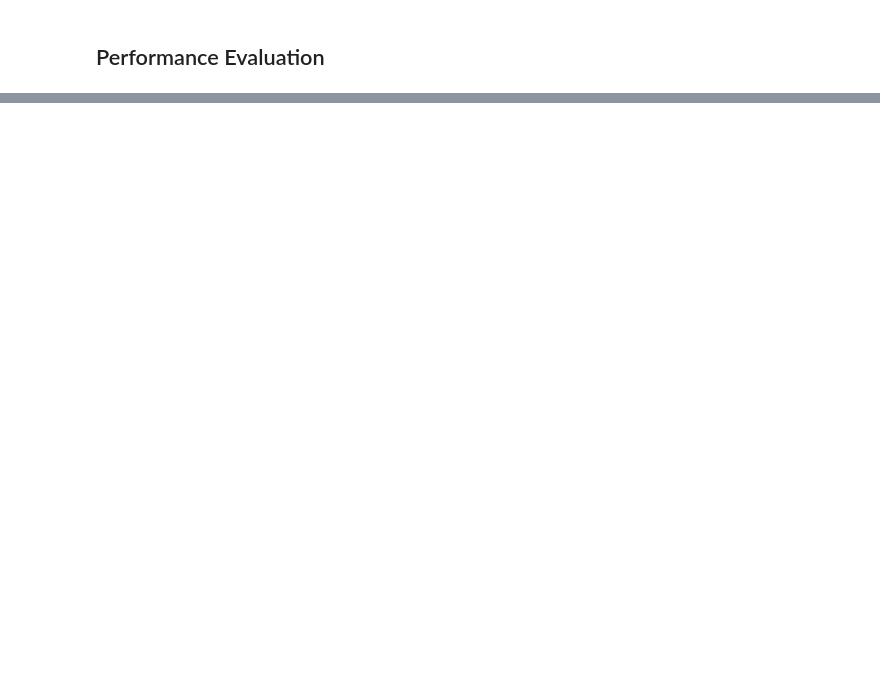
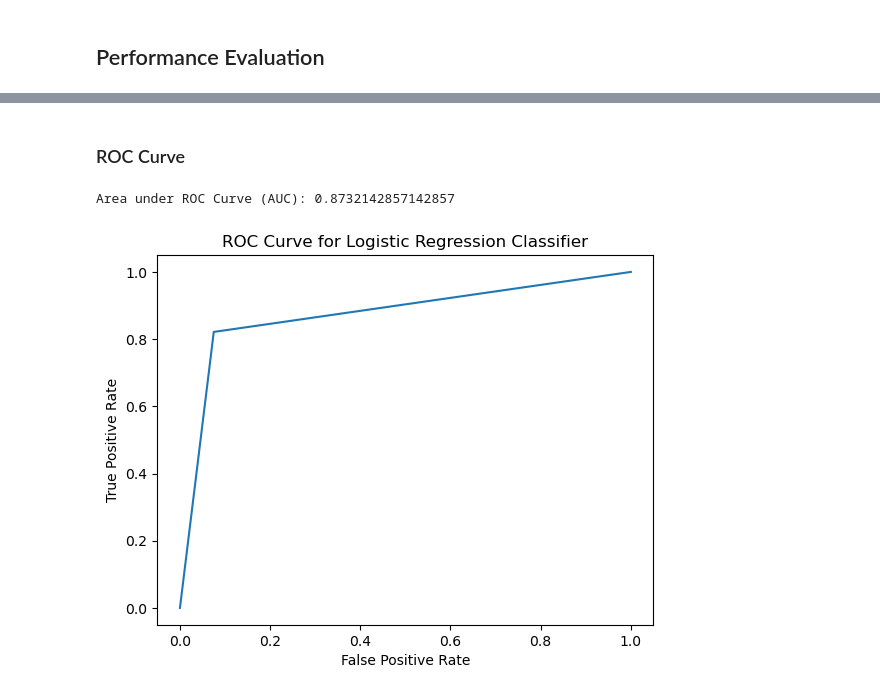
Before and after one commit to Beyond-Image/Data-Science2, a Jupyter notebook: knn_logreg.ipynb, the cells around one changed output, grey strips where cells are left out. Cells and saved outputs as stored; diff of their text form; code cells hidden in the pictures; blank space fills up the shorter version.

```diff
--- a/knn_logreg.ipynb
+++ b/knn_logreg.ipynb
@@ -151,0 +154,4 @@ plt.show()
+# %%
+log_reg_grid_search = GridSearchCV(estimator=log_reg, param_grid=log_reg_params, verbose=1)
+log_reg_grid_search_result = log_reg_grid_search.fit(X_train, y_train)
+print("Best Parameters:", log_reg_grid_search_result.best_params_)
@@ -152,2 +161,11 @@ plt.show()
+# %%
+log_reg_C = log_reg_grid_search_result.best_params_['C']
+log_reg_fit_intercept = log_reg_grid_search_result.best_params_['fit_intercept']
+log_reg_max_iter = log_reg_grid_search_result.best_params_['max_iter']
+log_reg_solver = log_reg_grid_search_result.best_params_['solver']
+
+log_reg = LogisticRegression(C=log_reg_C, fit_intercept=log_reg_fit_intercept,
+                                max_iter=log_reg_max_iter, solver=log_reg_solver)
+log_reg.fit(X_train, y_train);
 # %% [markdown]
 ## Cross-validation
@@ -154,2 +181,4 @@ plt.show()
 # %% [markdown]
 ## Performance Evaluation
+# %%
+y_pred_log_reg = log_reg.predict(X_test)
@@ -155,0 +217,16 @@ plt.show()
+# %% [markdown]
+### ROC Curve
+# %%
+FP_rate_log_reg, TP_rate_log_reg, thresholds_log_reg = roc_curve(y_test, y_pred_log_reg)
+AUC_log_reg = roc_auc_score(y_test, y_pred_log_reg)
+print(f"Area under ROC Curve (AUC): {AUC_log_reg}")
+# %% [output]
+Area under ROC Curve (AUC): 0.8732142857142857
+# %%
+plt.plot(FP_rate_log_reg, TP_rate_log_reg)
+plt.title("ROC Curve for Logistic Regression Classifier")
+plt.xlabel("False Positive Rate")
+plt.ylabel("True Positive Rate")
+plt.show()
+# %% [output]
+[figure, added]
```
Also changed, not shown: parts of 15 cells of this notebook.
